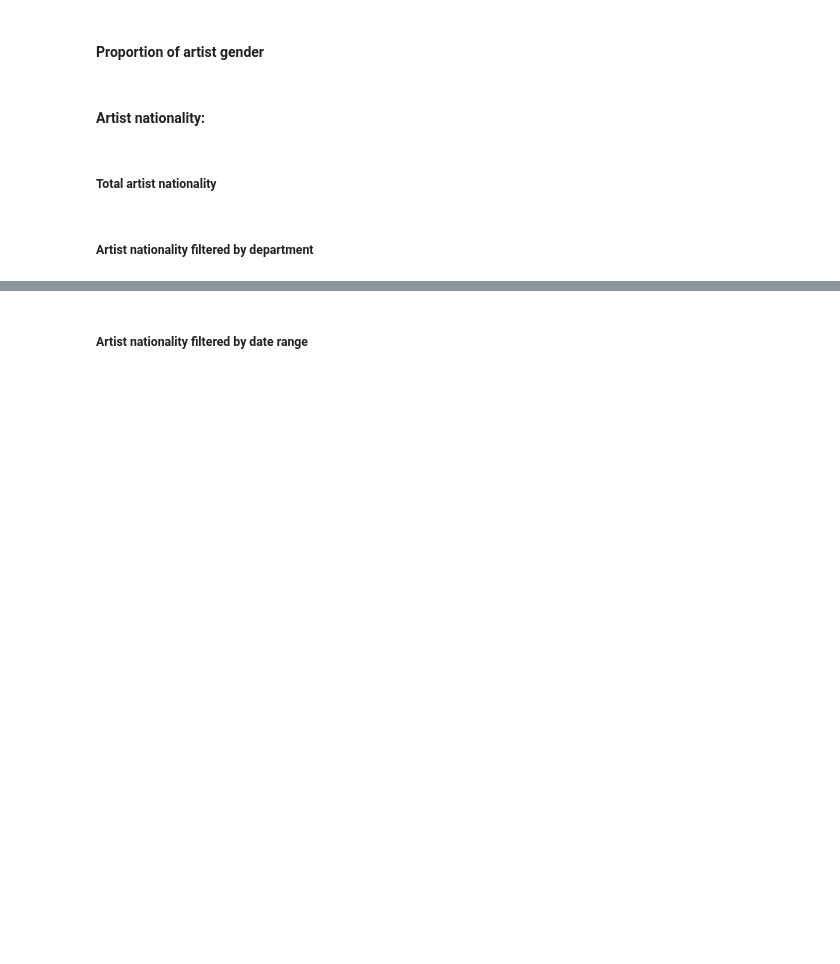
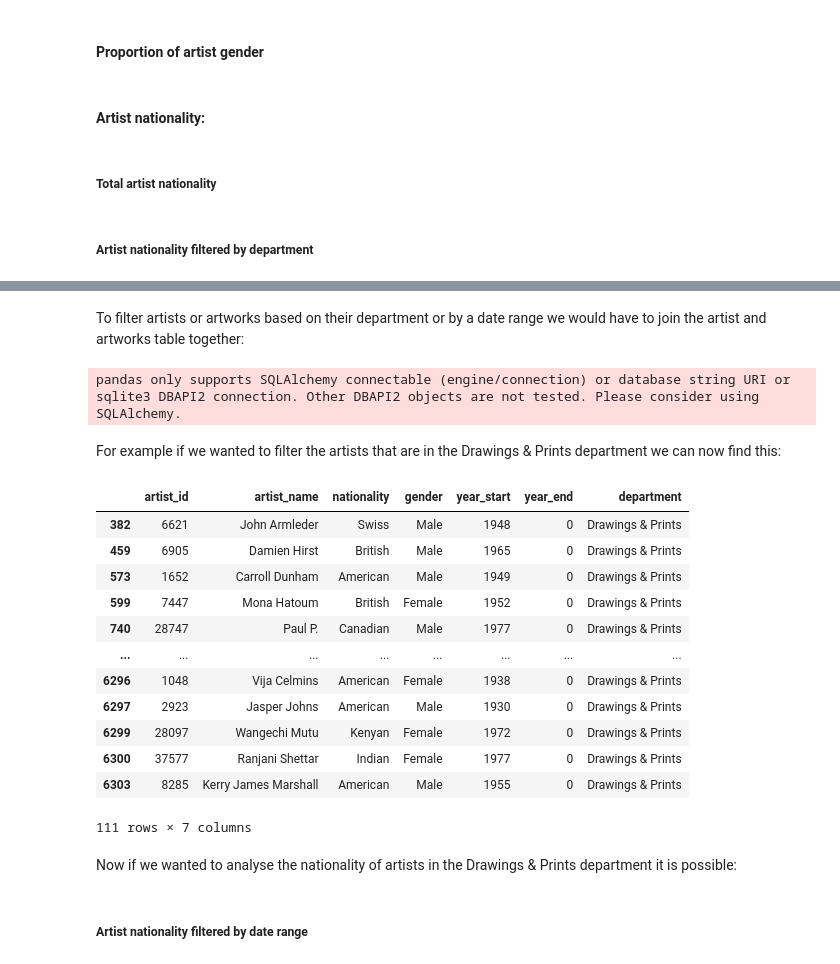
Before and after one commit to Eros-code/Equal-Experts, a Jupyter notebook: mma_analysis.ipynb, the cells around one changed output, grey strips where cells are left out. Saved outputs shown, nothing was run; the diff lists cells and outputs as text; code cells hidden in the pictures; blank space fills up the shorter version.

Commit message:
content added to both pages last step provide filters

```diff
--- a/mma_analysis.ipynb
+++ b/mma_analysis.ipynb
@@ -159,0 +195,31 @@ nationality_quantity.show()
+# %% [markdown]
+To filter artists or artworks based on their department or by a date range we would have to join the artist and artworks table together:
+# %%
+artist_dep_db = sql.q("""SELECT t1.*, t2.department FROM artist AS t1
+            JOIN artwork AS t2
+            ON t1.artist_id = t2.artist_id
+            """)
+# %% [output]
+pandas only supports SQLAlchemy connectable (engine/connection) or database string URI or sqlite3 DBAPI2 connection. Other DBAPI2 objects are not tested. Please consider using SQLAlchemy.
+# %%
+artist_dep_db = artist_dep_db.drop_duplicates(subset='artist_name', keep="last")
+# %% [markdown]
+For example if we wanted to filter the artists that are in the Drawings & Prints department we can now find this:
+# %%
+artist_dep_db[artist_dep_db['department'] == "Drawings & Prints"]
+# %% [output]
+|  | artist_id | artist_name | nationality | gender | year_start | year_end | department |
+| 382 | 6621 | John Armleder | Swiss | Male | 1948 | 0 | Drawings & Prints |
+| 459 | 6905 | Damien Hirst | British | Male | 1965 | 0 | Drawings & Prints |
+| 573 | 1652 | Carroll Dunham | American | Male | 1949 | 0 | Drawings & Prints |
+| 599 | 7447 | Mona Hatoum | British | Female | 1952 | 0 | Drawings & Prints |
+| 740 | 28747 | Paul P. | Canadian | Male | 1977 | 0 | Drawings & Prints |
+| ... | ... | ... | ... | ... | ... | ... | ... |
+| 6296 | 1048 | Vija Celmins | American | Female | 1938 | 0 | Drawings & Prints |
+| 6297 | 2923 | Jasper Johns | American | Male | 1930 | 0 | Drawings & Prints |
+| 6299 | 28097 | Wangechi Mutu | Kenyan | Female | 1972 | 0 | Drawings & Prints |
+| 6300 | 37577 | Ranjani Shettar | Indian | Female | 1977 | 0 | Drawings & Prints |
+| 6303 | 8285 | Kerry James Marshall | American | Male | 1955 | 0 | Drawings & Prints |
+111 rows × 7 columns
+# %% [markdown]
+Now if we wanted to analyse the nationality of artists in the Drawings & Prints department it is possible:
```
Also changed, not shown: parts of 10 cells of this notebook, 2 other files.
